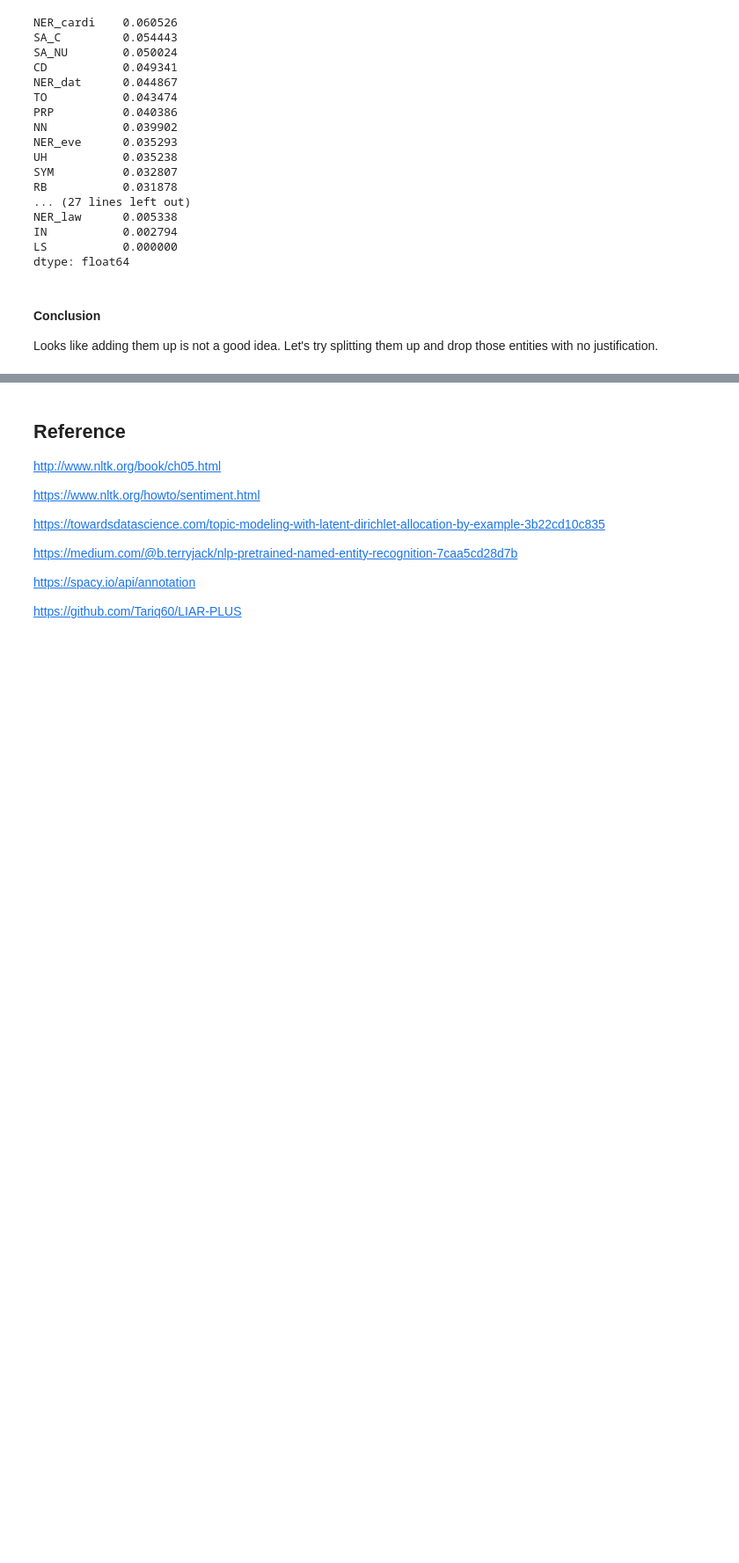
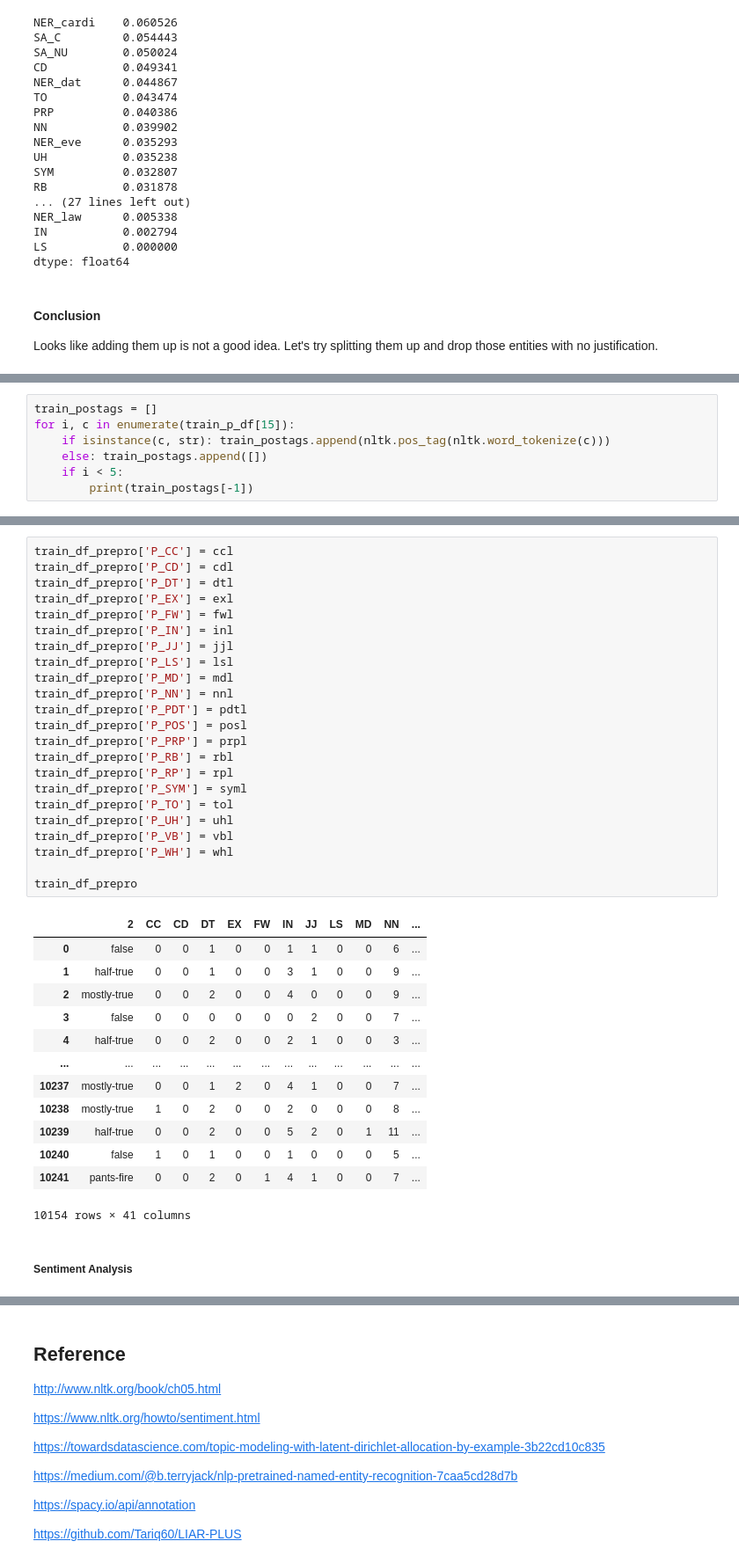
Before and after one commit to Wayne122/CMPE257, a Jupyter notebook: Alternus_Vera.ipynb, the cells around one changed output, grey strips where cells are left out. Shown: that part at 88% size. Cells and saved outputs as stored; diff of their text form; blank space fills up the shorter version.

```diff
--- a/Alternus_Vera.ipynb
+++ b/Alternus_Vera.ipynb
@@ -3722,0 +3835,7 @@ Looks like adding them up is not a good idea. Let's try splitting them up and dr
+# %%
+train_postags = []
+for i, c in enumerate(train_p_df[15]):
+    if isinstance(c, str): train_postags.append(nltk.pos_tag(nltk.word_tokenize(c)))
+    else: train_postags.append([])
+    if i < 5:
+        print(train_postags[-1])
@@ -3722,0 +4042,39 @@ Looks like adding them up is not a good idea. Let's try splitting them up and dr
+# %%
+train_df_prepro['P_CC'] = ccl
+train_df_prepro['P_CD'] = cdl
+train_df_prepro['P_DT'] = dtl
+train_df_prepro['P_EX'] = exl
+train_df_prepro['P_FW'] = fwl
+train_df_prepro['P_IN'] = inl
+train_df_prepro['P_JJ'] = jjl
+train_df_prepro['P_LS'] = lsl
+train_df_prepro['P_MD'] = mdl
+train_df_prepro['P_NN'] = nnl
+train_df_prepro['P_PDT'] = pdtl
+train_df_prepro['P_POS'] = posl
+train_df_prepro['P_PRP'] = prpl
+train_df_prepro['P_RB'] = rbl
+train_df_prepro['P_RP'] = rpl
+train_df_prepro['P_SYM'] = syml
+train_df_prepro['P_TO'] = tol
+train_df_prepro['P_UH'] = uhl
+train_df_prepro['P_VB'] = vbl
+train_df_prepro['P_WH'] = whl
+
+train_df_prepro
+# %% [output]
+|  | 2 | CC | CD | DT | EX | FW | IN | JJ | LS | MD | NN | ... |
+| 0 | false | 0 | 0 | 1 | 0 | 0 | 1 | 1 | 0 | 0 | 6 | ... |
+| 1 | half-true | 0 | 0 | 1 | 0 | 0 | 3 | 1 | 0 | 0 | 9 | ... |
+| 2 | mostly-true | 0 | 0 | 2 | 0 | 0 | 4 | 0 | 0 | 0 | 9 | ... |
+| 3 | false | 0 | 0 | 0 | 0 | 0 | 0 | 2 | 0 | 0 | 7 | ... |
+| 4 | half-true | 0 | 0 | 2 | 0 | 0 | 2 | 1 | 0 | 0 | 3 | ... |
+| ... | ... | ... | ... | ... | ... | ... | ... | ... | ... | ... | ... | ... |
+| 10237 | mostly-true | 0 | 0 | 1 | 2 | 0 | 4 | 1 | 0 | 0 | 7 | ... |
+| 10238 | mostly-true | 1 | 0 | 2 | 0 | 0 | 2 | 0 | 0 | 0 | 8 | ... |
+| 10239 | half-true | 0 | 0 | 2 | 0 | 0 | 5 | 2 | 0 | 1 | 11 | ... |
+| 10240 | false | 1 | 0 | 1 | 0 | 0 | 1 | 0 | 0 | 0 | 5 | ... |
+| 10241 | pants-fire | 0 | 0 | 2 | 0 | 1 | 4 | 1 | 0 | 0 | 7 | ... |
+10154 rows × 41 columns
+# %% [markdown]
+##### Sentiment Analysis
```
Also changed, not shown: parts of 52 cells of this notebook.
